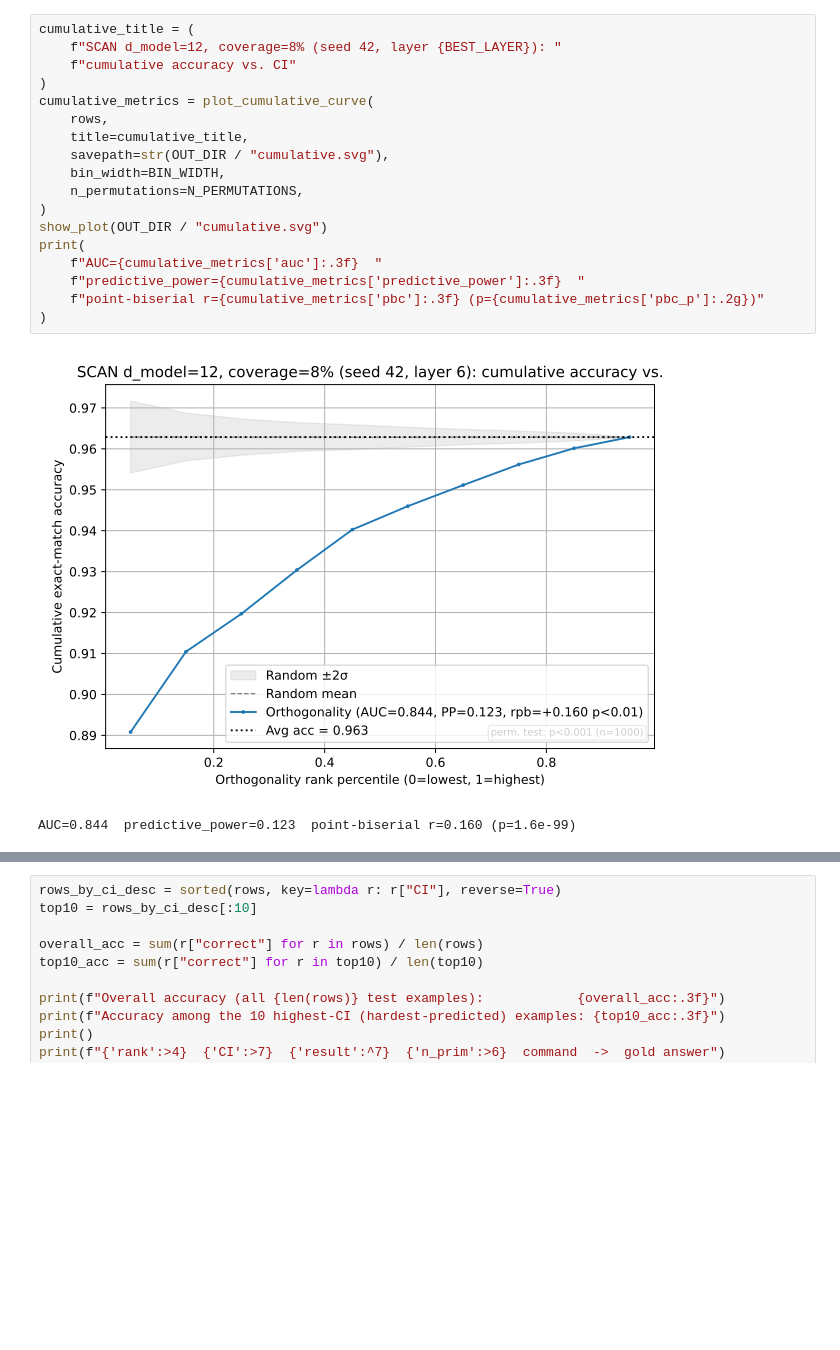
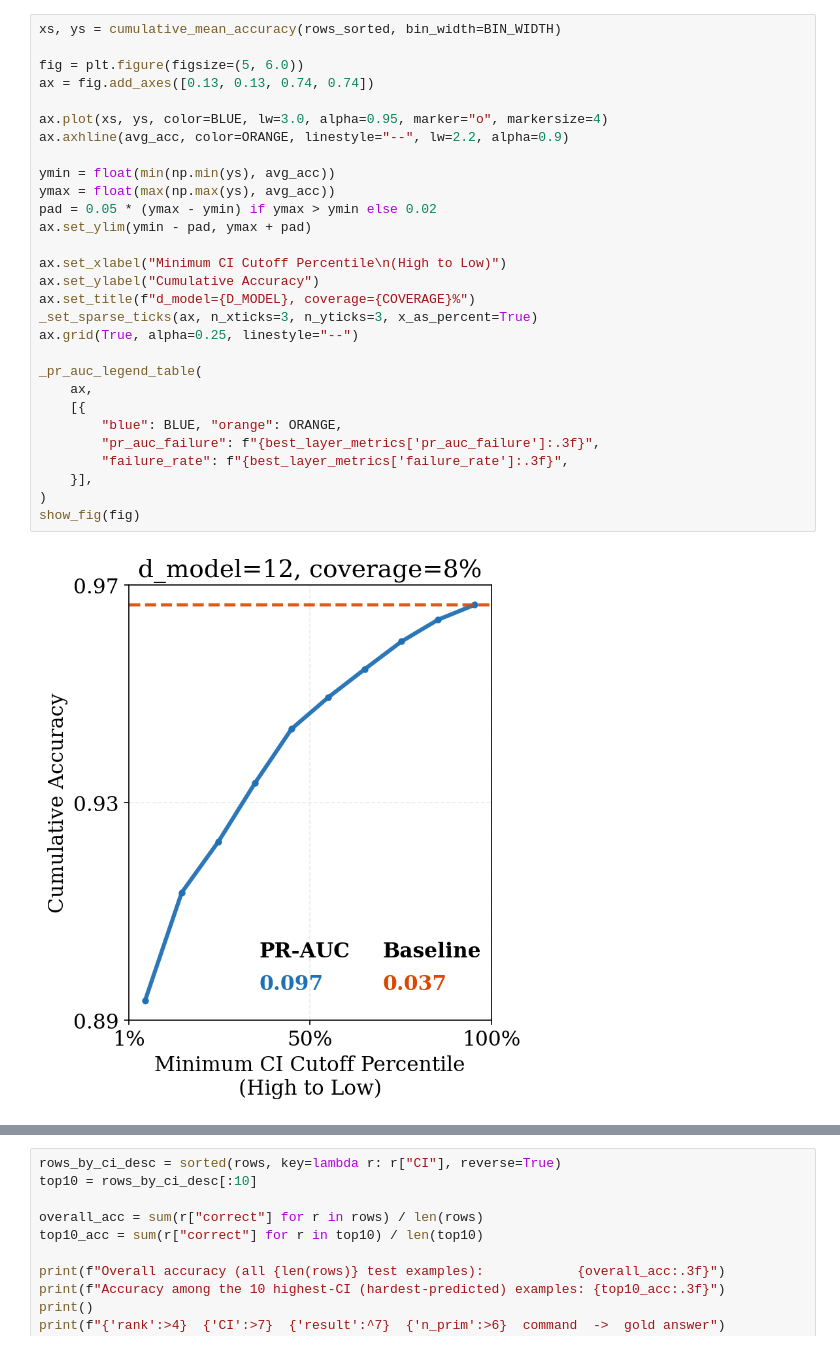
Before and after one commit to mlu108/ACS, a Jupyter notebook: SCAN/scan_ci_demo.ipynb, the cells around one changed output, grey strips where cells are left out. Drawn from its saved outputs; the diff is of its cells as text; blank space fills up the shorter version.

Commit message:
added demo to scan

```diff
--- a/SCAN/scan_ci_demo.ipynb
+++ b/SCAN/scan_ci_demo.ipynb
@@ -142,22 +326,32 @@ Sort test examples by CI (equivalently, by `orthogonality` ascending); at each p
 # %%
-cumulative_title = (
-    f"SCAN d_model=12, coverage=8% (seed 42, layer {BEST_LAYER}): "
-    f"cumulative accuracy vs. CI"
+xs, ys = cumulative_mean_accuracy(rows_sorted, bin_width=BIN_WIDTH)
+
+fig = plt.figure(figsize=(5, 6.0))
+ax = fig.add_axes([0.13, 0.13, 0.74, 0.74])
+
+ax.plot(xs, ys, color=BLUE, lw=3.0, alpha=0.95, marker="o", markersize=4)
+ax.axhline(avg_acc, color=ORANGE, linestyle="--", lw=2.2, alpha=0.9)
+
+ymin = float(min(np.min(ys), avg_acc))
+ymax = float(max(np.max(ys), avg_acc))
+pad = 0.05 * (ymax - ymin) if ymax > ymin else 0.02
+ax.set_ylim(ymin - pad, ymax + pad)
+
+ax.set_xlabel("Minimum CI Cutoff Percentile\n(High to Low)")
+ax.set_ylabel("Cumulative Accuracy")
+ax.set_title(f"d_model={D_MODEL}, coverage={COVERAGE}%")
+_set_sparse_ticks(ax, n_xticks=3, n_yticks=3, x_as_percent=True)
+ax.grid(True, alpha=0.25, linestyle="--")
+
+_pr_auc_legend_table(
+    ax,
+    [{
+        "blue": BLUE, "orange": ORANGE,
+        "pr_auc_failure": f"{best_layer_metrics['pr_auc_failure']:.3f}",
+        "failure_rate": f"{best_layer_metrics['failure_rate']:.3f}",
+    }],
 )
-cumulative_metrics = plot_cumulative_curve(
-    rows,
-    title=cumulative_title,
-    savepath=str(OUT_DIR / "cumulative.svg"),
-    bin_width=BIN_WIDTH,
-    n_permutations=N_PERMUTATIONS,
-)
-show_plot(OUT_DIR / "cumulative.svg")
-print(
-    f"AUC={cumulative_metrics['auc']:.3f}  "
-    f"predictive_power={cumulative_metrics['predictive_power']:.3f}  "
-    f"point-biserial r={cumulative_metrics['pbc']:.3f} (p={cumulative_metrics['pbc_p']:.2g})"
-)
+show_fig(fig)
 # %% [output]
-[figure, old version]
+[figure, new version]
-AUC=0.844  predictive_power=0.123  point-biserial r=0.160 (p=1.6e-99)
 # %% [markdown]
```
Also changed, not shown: parts of 13 cells of this notebook, 2 other files.
